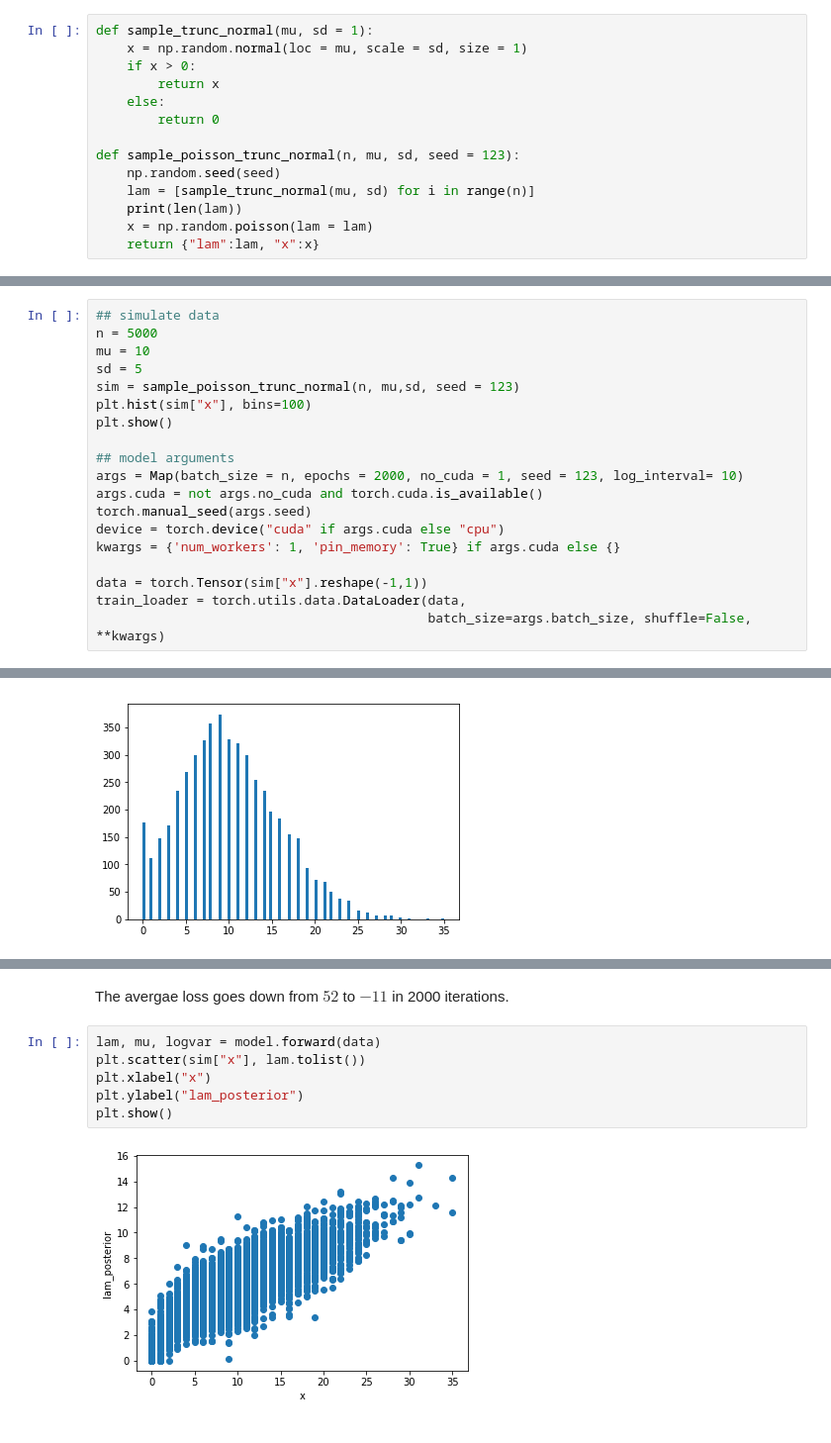
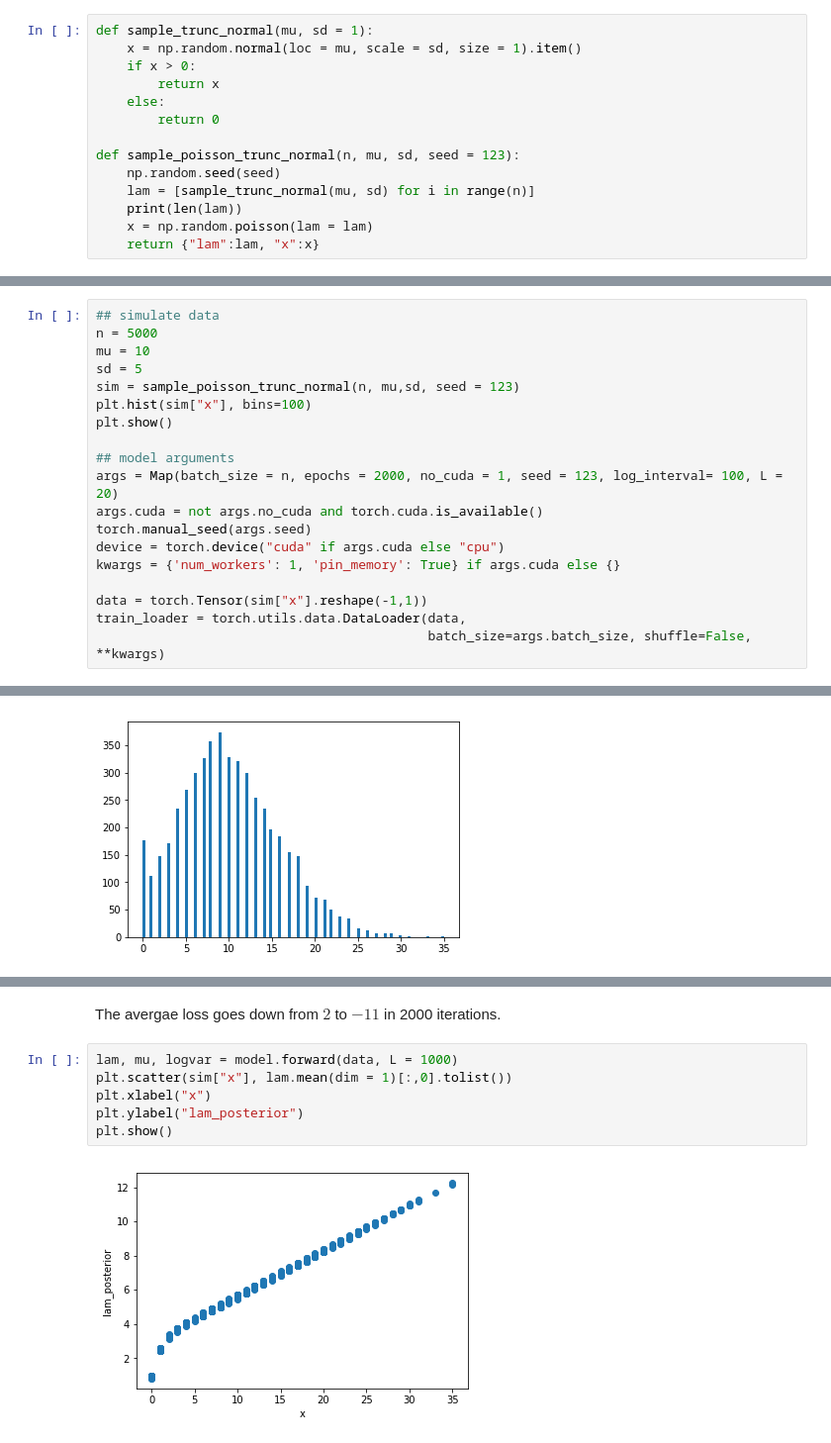
Before and after one commit to zihao12/ebpmf_demo, a Jupyter notebook: analysis/ebvae-poisson-normal.ipynb, the cells around one changed output, grey strips where cells are left out. Shown at 99% size. Drawn from its saved outputs; the diff is of its cells as text.

```diff
--- a/analysis/ebvae-poisson-normal.ipynb
+++ b/analysis/ebvae-poisson-normal.ipynb
@@ -49,7 +51,7 @@ class Map(dict):
         del self.__dict__[key]
 # %%
 def sample_trunc_normal(mu, sd = 1):
-    x = np.random.normal(loc = mu, scale = sd, size = 1)
+    x = np.random.normal(loc = mu, scale = sd, size = 1).item()
     if x > 0:
         return x
     else:
@@ -74,7 +76,7 @@ plt.hist(sim["x"], bins=100)
 plt.show()
 
 ## model arguments
-args = Map(batch_size = n, epochs = 2000, no_cuda = 1, seed = 123, log_interval= 10)
+args = Map(batch_size = n, epochs = 2000, no_cuda = 1, seed = 123, log_interval= 100, L = 20)
 args.cuda = not args.no_cuda and torch.cuda.is_available()
 torch.manual_seed(args.seed)
 device = torch.device("cuda" if args.cuda else "cpu")
@@ -166,10 +188,10 @@ if __name__ == "__main__":
 # %% [markdown]
-The avergae loss goes down from $52$ to $-11$ in 2000 iterations.
+The avergae loss goes down from $2$ to $-11$ in 2000 iterations.
 # %%
-lam, mu, logvar = model.forward(data)
-plt.scatter(sim["x"], lam.tolist())
+lam, mu, logvar = model.forward(data, L = 1000)
+plt.scatter(sim["x"], lam.mean(dim = 1)[:,0].tolist())
 plt.xlabel("x")
 plt.ylabel("lam_posterior")
 plt.show()
 # %% [output]
-[figure, old version]
+[figure, new version]
```
Also changed, not shown: parts of 4 cells of this notebook, 1 other file.
